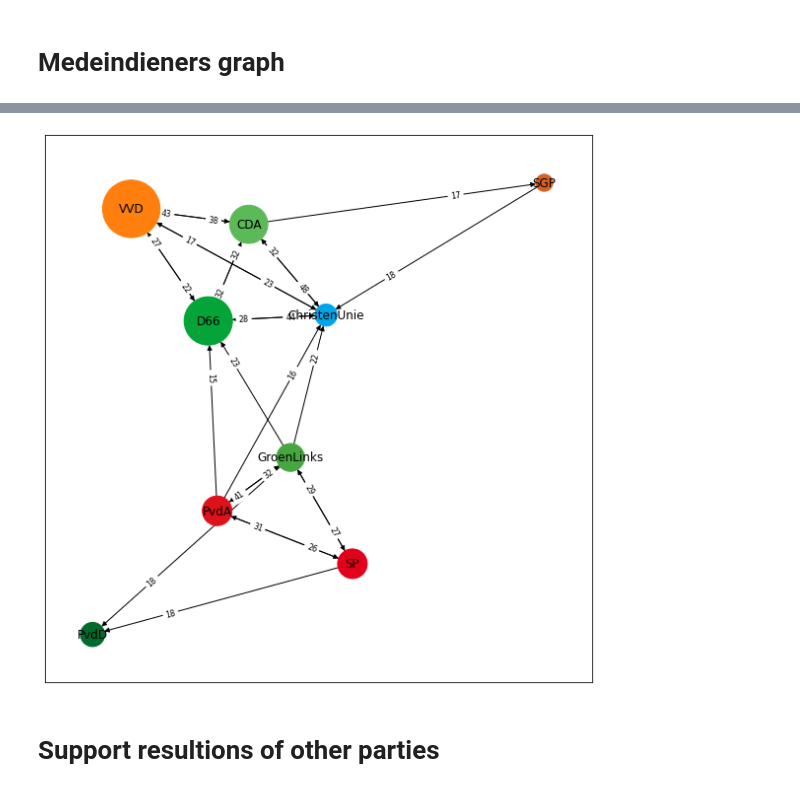
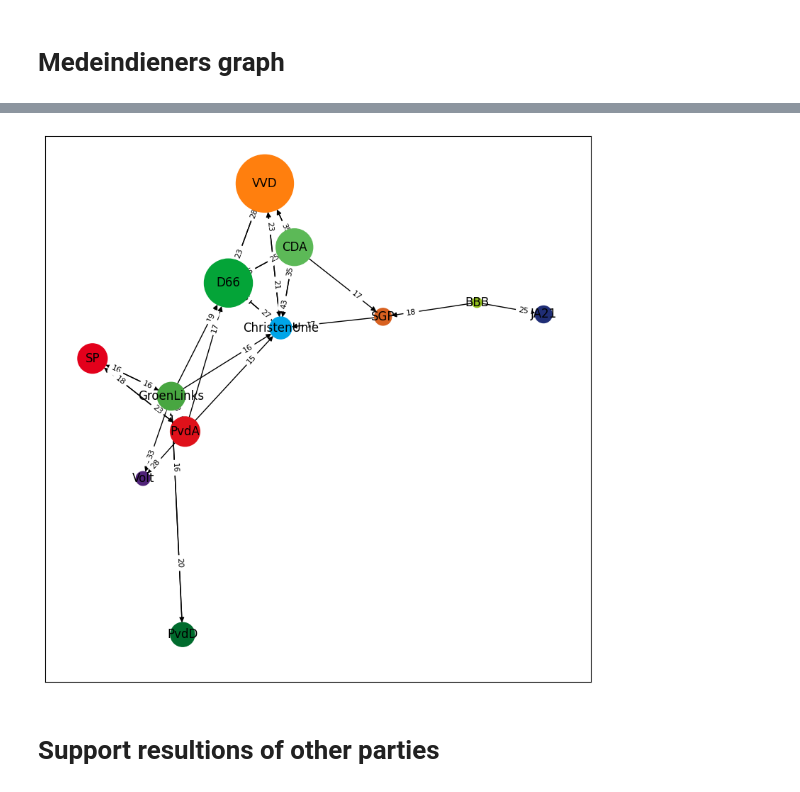
Before and after one commit to jvanelteren/kamermoties, a Jupyter notebook: 5_party-similarity.ipynb, the cells around one changed output, grey strips where cells are left out. Cells and saved outputs as stored; diff of their text form; code cells hidden in the pictures.

```diff
--- a/5_party-similarity.ipynb
+++ b/5_party-similarity.ipynb
@@ -68,8 +42,8 @@ party_size = {k: v*100 for k,v in party_size.items()}
 # hide
 df = load('df_including_topics_full.pickle')
 print(len(df))
-df = df[df['Kamer']=='Rutte III']
-print('after looking at Rutte III', len(df))
-df = df[df['Voor']!=150]
+df = df[df['Kamer']=='Rutte IV']
+print('after looking at Rutte IV', len(df))
+df = df[df['Voor']<150]
 print('after removing unanimous motions',len(df))
 # %% [output]
@@ -102,10 +76,10 @@ for p1 in parties:
     for p2 in parties:
         if p1 != p2:
             same_vote = get_same_vote_percentage(p1,p2)
-            if same_vote >= 60:
+            if same_vote >= 70:
                 G.add_edge(p1,p2,weight=same_vote, len=1/(same_vote-0) )
 G.add_nodes_from(parties)
-G.remove_nodes_from(['FVD', 'PVV','50PLUS' ])
+# G.remove_nodes_from(['FVD', 'PVV','50PLUS' ])
 color_map = [party_colors[node] for node in G]
 
 pos = nx.nx_agraph.graphviz_layout(G,prog='neato', args ='')
@@ -113,7 +87,7 @@ pos = nx.nx_agraph.graphviz_layout(G,prog='neato', args ='')
 plt.figure(figsize=(10,10))
 nx.draw_networkx(G, pos,font_size=12, node_color=color_map, node_size=[party_size[n] for n in G.nodes()])
 labels = nx.get_edge_attributes(G,'weight')
-nx.draw_networkx_edge_labels(G,pos,edge_labels=labels,label_pos=0.5, font_size=8)
+nx.draw_networkx_edge_labels(G,pos,edge_labels=labels,label_pos=0.5, font_size=6)
 plt.margins(0.1,0.1)
 plt.gcf()
 plt.savefig('links_relaties.png')
@@ -161,14 +135,16 @@ for chamber in chambers:
     assert len(stem) == len(medeindieners)
     for p in indieners:
         partij_moties =  moties_in_year.loc[(moties_in_year[p]==1)]
+        if min(partij_moties[stem].notna().sum().values) == 0:
+            continue
         res = (partij_moties[medeindieners].sum() / partij_moties[stem].notna().sum().values)
         res = pd.DataFrame({'support':res.index.str[13:],'percentage':res.values, 'mede':partij_moties[medeindieners].sum(), 'stem':partij_moties[stem].notna().sum().values})
-        res['partij']= p[9:]
+        res['partij'] = p[9:]
         res['kamer']= chamber
         # how often did the party cosign & vote / how often did the party vote
         res2 =partij_moties[medeindieners].values * partij_moties[stem].values
         res2 = pd.DataFrame({'support': [s[5:] for s in stem], 'percentage':np.nansum(res2, axis=0)/partij_moties[stem].notna().sum().values})
         res2['partij']= p[9:]
         res2['kamer']= chamber
-        medeindiener_perc = medeindiener_perc.append(res2)
+        medeindiener_perc = pd.concat([medeindiener_perc, res2], ignore_index=True)
 # %%
@@ -216,26 +219,26 @@ nx.draw_networkx(G, pos, node_color=color_map)
 # %%
 G = nx.DiGraph()
 for p in parties:
     G.add_node(p,height=.30,width=.1)
 for _,info in medeindiener_perc.iterrows():
     p1, weight, p2, _ = info
     G.add_node(p1)
-    if weight > 0.15:
+    if weight > 0.15 and p1 != p2:
         G.add_edge(p1,p2, weight=round(weight*100),  len=1/round(weight*100))
 G.remove_nodes_from(['FVD', 'PVV', 'DENK', '50PLUS'])
 color_map = [party_colors[node] for node in G]
 
 for graphviz_type in ['neato']:
     pos = nx.nx_agraph.graphviz_layout(G,prog=graphviz_type, args ='')
     plt.figure(figsize=(8,8))
     nx.draw_networkx(G, pos, node_color=color_map, node_size=[party_size[n] for n in G.nodes()])
     labels = nx.get_edge_attributes(G,'weight')
     nx.draw_networkx_edge_labels(G,pos,edge_labels=labels,font_size=8,label_pos=0.3)
     plt.tight_layout()
     plt.gcf()
     plt.savefig('network.png')
 # %% [output]
-[figure, old version]
+[figure, new version]
 # %% [markdown]
 # Support resultions of other parties
 # %%
```
Also changed, not shown: parts of 11 cells of this notebook, 6 other files.
